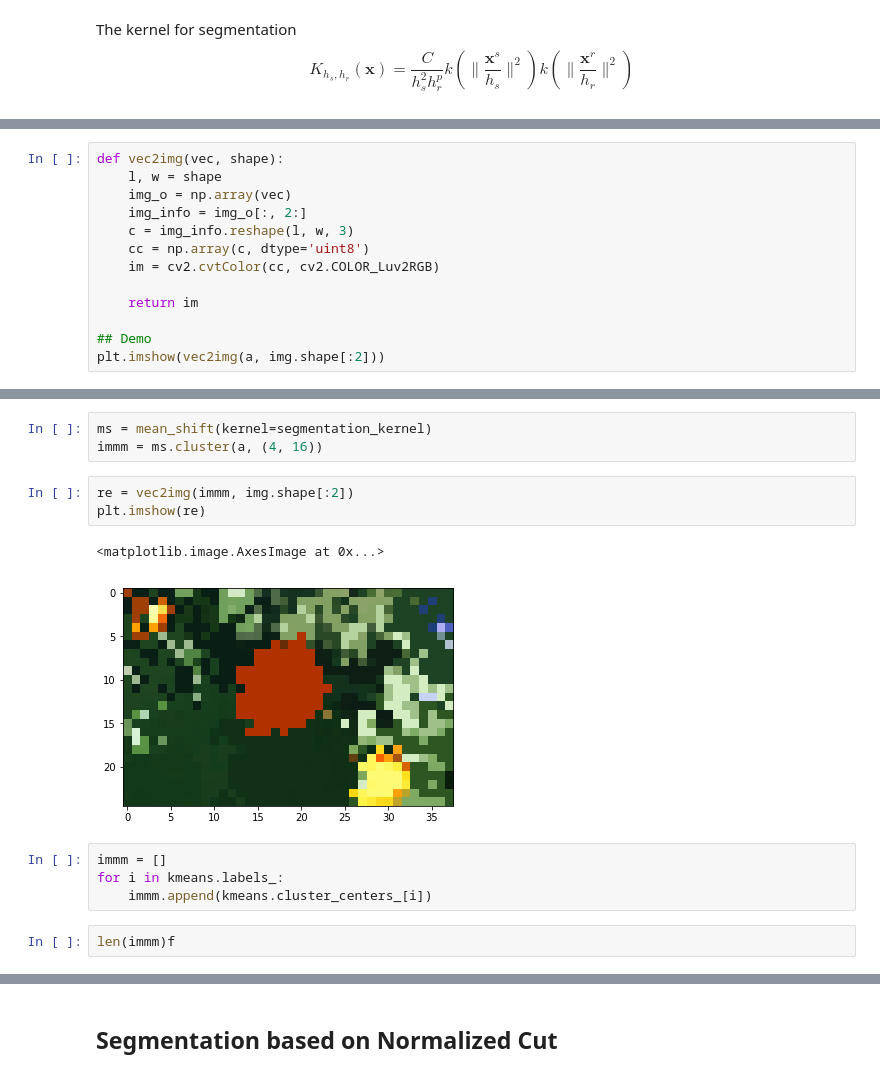
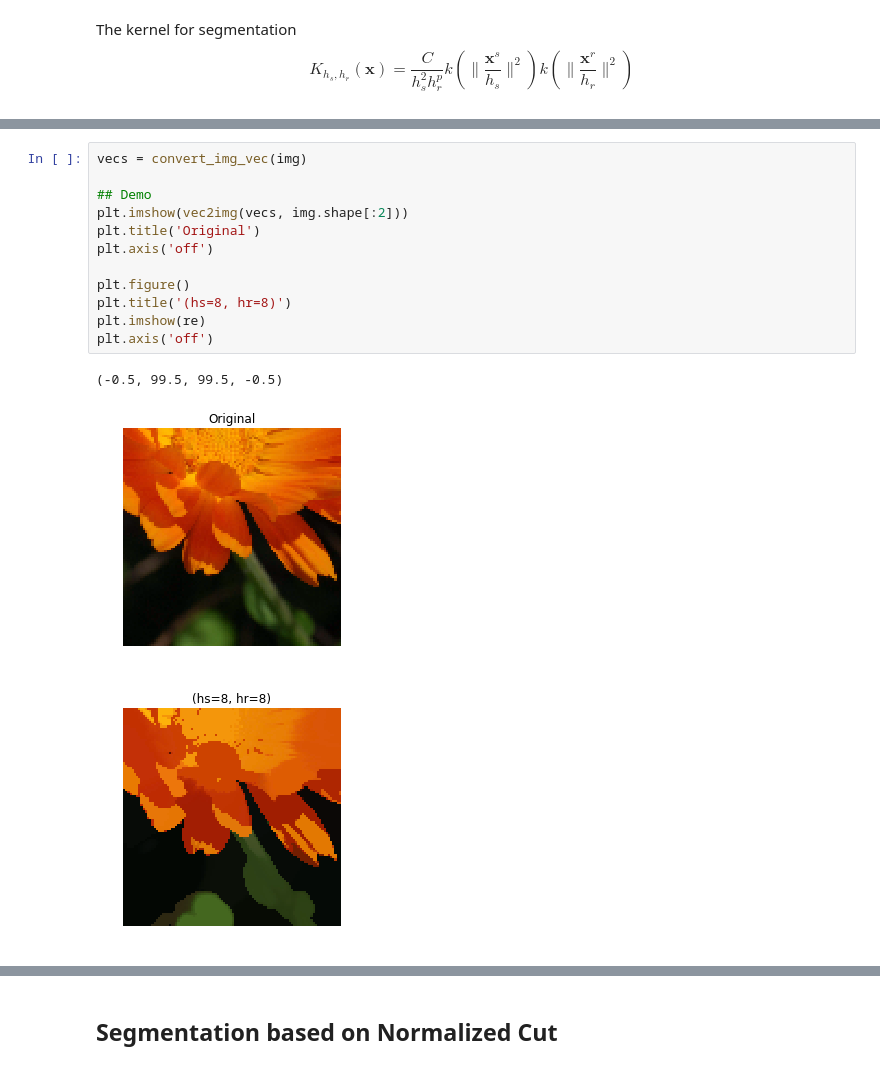
Before and after one commit to jianwu21/Advance-Topic-in-Image-Analysis, a Jupyter notebook: Segmentation/Segmentation.ipynb, the cells around one changed output, grey strips where cells are left out. Drawn from its saved outputs; the diff is of its cells as text.

```diff
--- a/Segmentation/Segmentation.ipynb
+++ b/Segmentation/Segmentation.ipynb
@@ -44,13 +38,0 @@ a = convert_img_vec(img)
-# %%
-def vec2img(vec, shape):
-    l, w = shape
-    img_o = np.array(vec)
-    img_info = img_o[:, 2:]
-    c = img_info.reshape(l, w, 3)
-    cc = np.array(c, dtype='uint8')
-    im = cv2.cvtColor(cc, cv2.COLOR_Luv2RGB)
-
-    return im
-
-## Demo
-plt.imshow(vec2img(a, img.shape[:2]))
@@ -60,15 +39,16 @@ plt.imshow(vec2img(a, img.shape[:2]))
-# %%
-ms = mean_shift(kernel=segmentation_kernel)
-immm = ms.cluster(a, (4, 16))
-# %%
-re = vec2img(immm, img.shape[:2])
-plt.imshow(re)
-# %% [output]
-<matplotlib.image.AxesImage at 0x...>
-[figure, removed]
-# %%
-immm = []
-for i in kmeans.labels_:
-    immm.append(kmeans.cluster_centers_[i])
-# %%
-len(immm)f
+# %%
+vecs = convert_img_vec(img)
+
+## Demo
+plt.imshow(vec2img(vecs, img.shape[:2]))
+plt.title('Original')
+plt.axis('off')
+
+plt.figure()
+plt.title('(hs=8, hr=8)')
+plt.imshow(re)
+plt.axis('off')
+# %% [output]
+(-0.5, 99.5, 99.5, -0.5)
+[figure, added]
+[figure, added]
```
Also changed, not shown: parts of 10 cells of this notebook.
